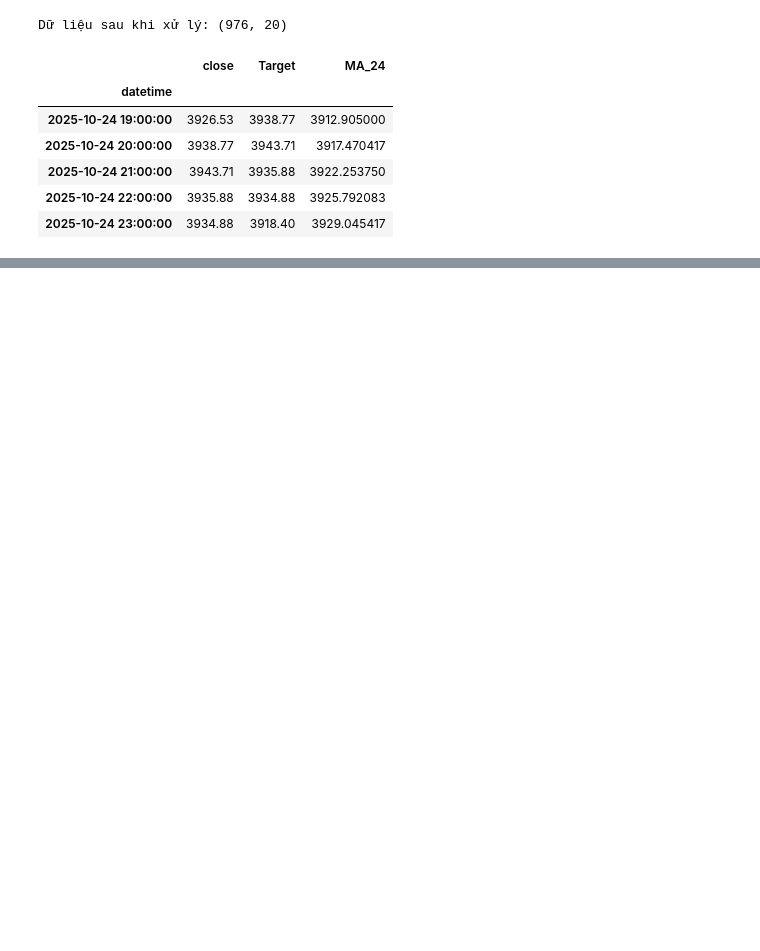
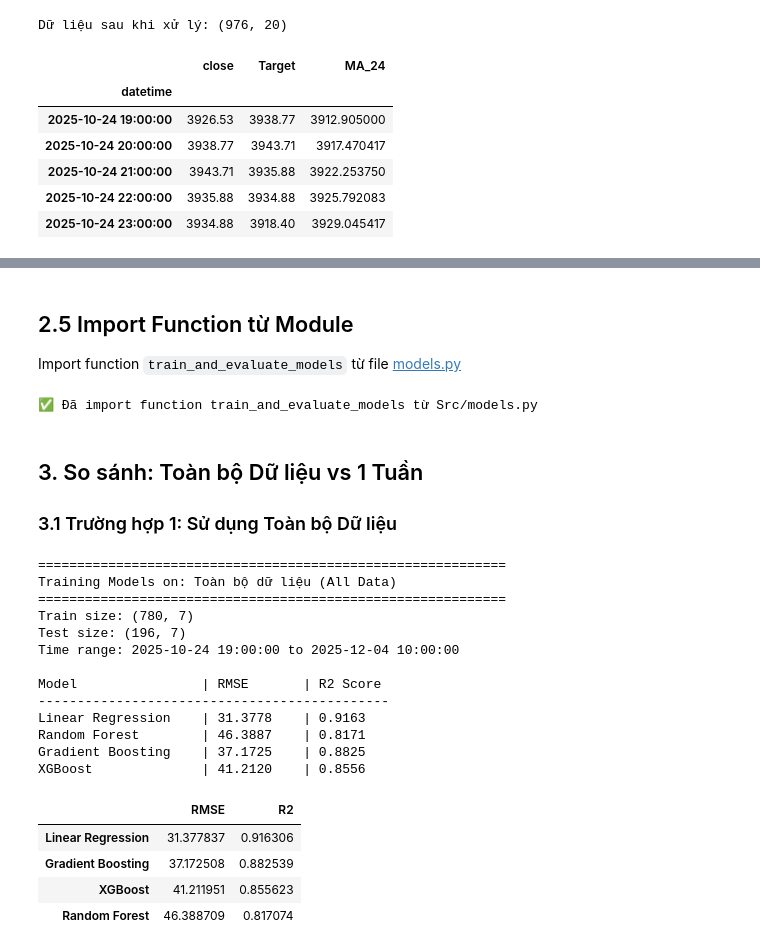
Before and after one commit to kimngoc280105/Binance, a Jupyter notebook: Notebooks/04_modeling.ipynb, the cells around one changed output, grey strips where cells are left out. Saved outputs shown, nothing was run; the diff lists cells and outputs as text; code cells hidden in the pictures; blank space fills up the shorter version.

```diff
--- a/Notebooks/04_modeling.ipynb
+++ b/Notebooks/04_modeling.ipynb
@@ -266,0 +161,45 @@ plt.show()
+# %% [markdown]
+## 2.5 Import Function từ Module
+
+Import function `train_and_evaluate_models` từ file [models.py](../Src/models.py)
+# %%
+# Import function từ Src/models.py
+import sys
+sys.path.append('../Src')
+
+from models import train_and_evaluate_models
+
+print("✅ Đã import function train_and_evaluate_models từ Src/models.py")
+# %% [output]
+✅ Đã import function train_and_evaluate_models từ Src/models.py
+# %% [markdown]
+## 3. So sánh: Toàn bộ Dữ liệu vs 1 Tuần
+
+### 3.1 Trường hợp 1: Sử dụng Toàn bộ Dữ liệu
+# %%
+# Trường hợp 1: Toàn bộ dữ liệu
+results_full_df, results_full, X_test_full, y_test_full = train_and_evaluate_models(
+    df,
+    dataset_name="Toàn bộ dữ liệu (All Data)"
+)
+
+display(results_full_df)
+# %% [output]
+============================================================
+Training Models on: Toàn bộ dữ liệu (All Data)
+============================================================
+Train size: (780, 7)
+Test size: (196, 7)
+Time range: 2025-10-24 19:00:00 to 2025-12-04 10:00:00
+
+Model                | RMSE       | R2 Score
+---------------------------------------------
+Linear Regression    | 31.3778    | 0.9163
+Random Forest        | 46.3887    | 0.8171
+Gradient Boosting    | 37.1725    | 0.8825
+XGBoost              | 41.2120    | 0.8556
+|  | RMSE | R2 |
+| Linear Regression | 31.377837 | 0.916306 |
+| Gradient Boosting | 37.172508 | 0.882539 |
+| XGBoost | 41.211951 | 0.855623 |
+| Random Forest | 46.388709 | 0.817074 |
```
Also changed, not shown: parts of 18 cells of this notebook, 1 other file.
